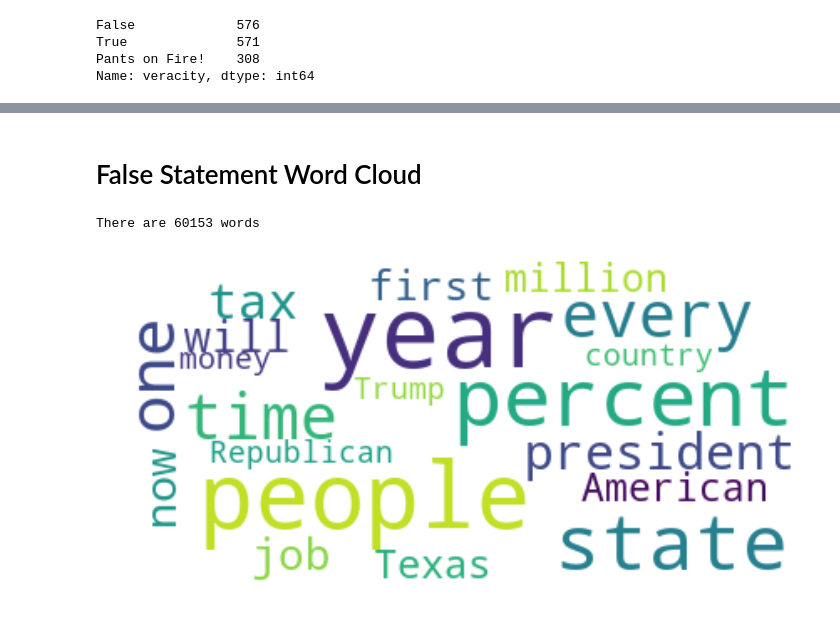
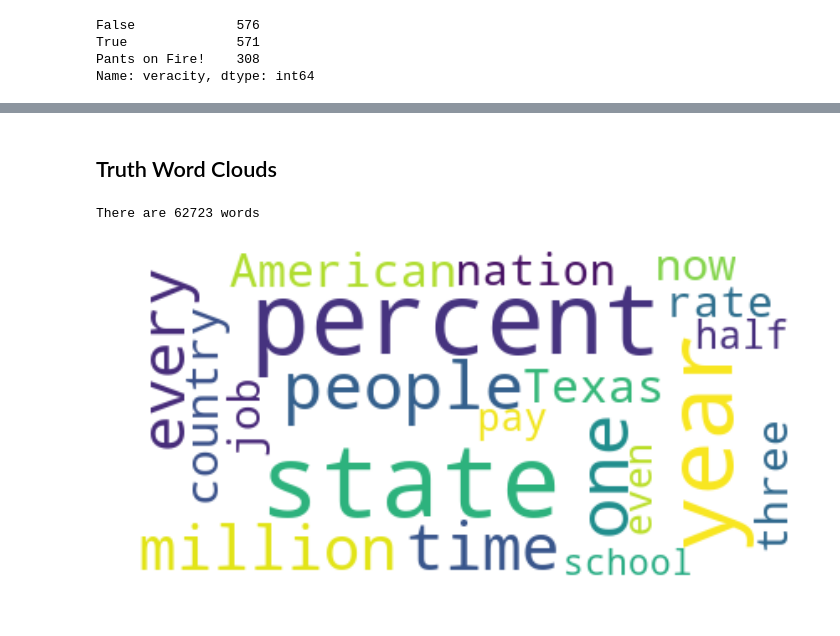
Before and after one commit to Victor-Palacios/Deception_Detection_Capstone, a Jupyter notebook: Deception_Exploratory_Data_Analysis.ipynb, the cells around one changed output, grey strips where cells are left out. Drawn from its saved outputs; the diff is of its cells as text; code cells hidden in the pictures.

```diff
--- a/Deception_Exploratory_Data_Analysis.ipynb
+++ b/Deception_Exploratory_Data_Analysis.ipynb
@@ -141,7 +907,7 @@ There are 62723 words
-# %% [markdown]
-# False Statement Word Cloud
-# %%
-word_cloud(falses.statement)
-# %% [output]
-There are 60153 words
-[figure, removed]
+# %% [markdown]
+## Truth Word Clouds
+# %%
+word_cloud(df[df.veracity == "True"].statement)
+# %% [output]
+There are 62723 words
+[figure, added]
```
Also changed, not shown: parts of 137 cells of this notebook.
